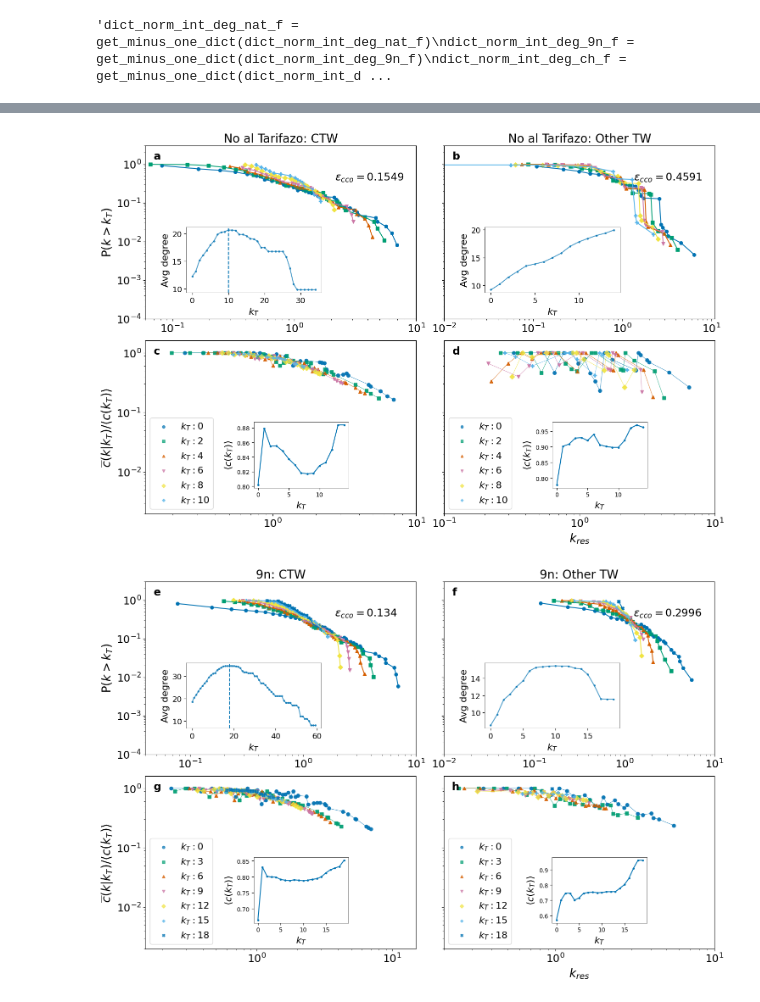
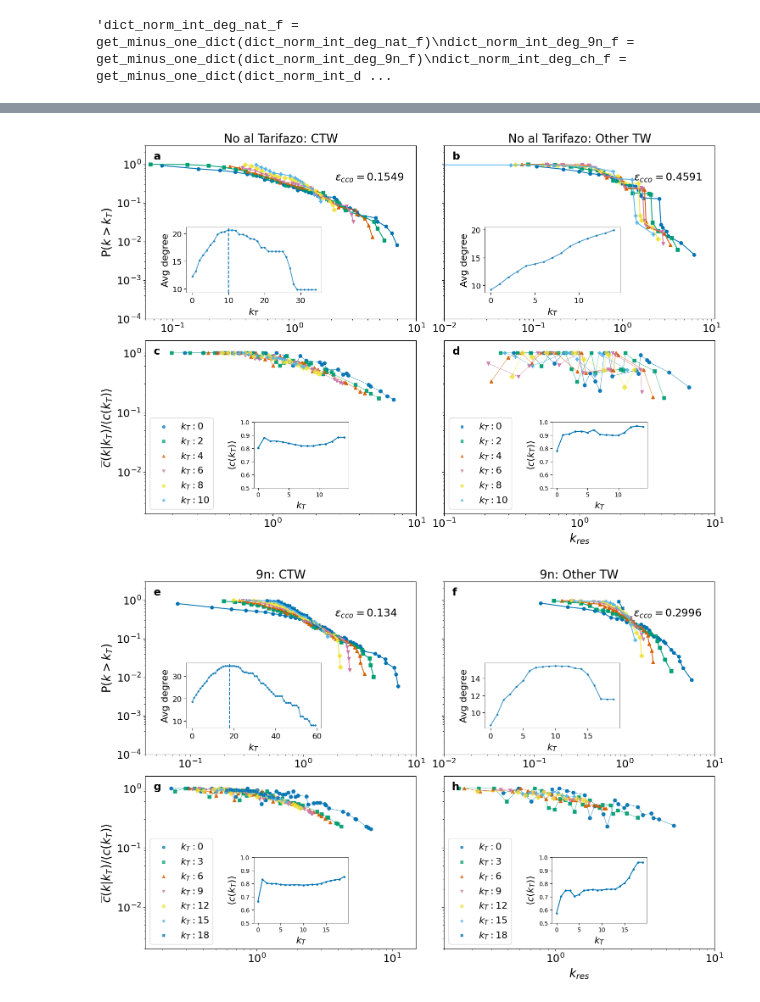
Before and after one commit to Manusua/self-similarity-in-social-movements, a Jupyter notebook: latex_self_similarity.ipynb, the cells around one changed output, grey strips where cells are left out. Cells and saved outputs as stored; diff of their text form; code cells hidden in the pictures.

```diff
--- a/latex_self_similarity.ipynb
+++ b/latex_self_similarity.ipynb
@@ -1009,36 +1009,36 @@ for i, c in enumerate(cfg):
 									 alpha=0.7, marker='o', linewidth=0.8, s=6,
 									 ylabel='$\\overline{c}(k|k_T)/\\langle c(k_T)\\rangle$', xlabel='$k_{res}$')
 		ax_in2 = ax_cl.inset_axes([0.4, 0.15, 0.35, 0.38])
-		plot_avg_clust(ax_in2, d_cl, ylabel='$\\langle c(k_T)\\rangle$', xlabel='$k_T$', xlim=c['xcl'], ylim=None)
+		plot_avg_clust(ax_in2, d_cl, ylabel='$\\langle c(k_T)\\rangle$', xlabel='$k_T$', xlim=c['xcl'], ylim=(0.5, 1))
 
 	for local_i, ax in enumerate(axs):
 		ax.text(0.03, 0.97, 'abcdefghijkl'[base + local_i], transform=ax.transAxes, fontsize=18, fontweight='bold', va='top', ha='left')
 
 	for j in [2, 3]:
 		axs[j].legend(fontsize=16, loc='lower left')
 	for ax in axs:
 		ax.tick_params(axis='both', which='major', labelsize=18)
 	axs[0].set_ylabel('P($k>k_T$)', fontsize=20)
 	eps_i, eps_o = eps_pairs[i]
 	axs[0].text(0.70, 0.85, '$\\epsilon_{cco}=$' + str(round(eps_i, 4)), transform=axs[0].transAxes, fontsize=18, va='top', ha='left')
 	axs[1].text(0.70, 0.85, '$\\epsilon_{cco}=$' + str(round(eps_o, 4)), transform=axs[1].transAxes, fontsize=18, va='top', ha='left')
 	axs[1].set_ylabel('')
 	axs[2].set_ylabel('$\\overline{c}(k|k_T)/\\langle c(k_T)\\rangle$', fontsize=20)
 	if i < 2:
 		axs[2].set_xlabel('')
 	if i == 2:
 		axs[2].set_xlabel('$k_{res}$', fontsize=20)
 		axs[3].set_xlabel('$k_{res}$', fontsize=20)
 
 	axs[0].set_title(f"{c['title']}: CTW", fontsize=20)
 	axs[1].set_title(f"{c['title']}: Other TW", fontsize=20)
 	axs[1].set_yticklabels([])
 	axs[3].set_yticklabels([])
 	axs[3].set_ylabel("")
 
 	plt.tight_layout()
 	plt.savefig(plots_folder + f"all_self_sim_exponential_o_filtered_{c['k']}.png", dpi=300)
 	plt.show()
 # %% [output]
-[figure, old version]
+[figure, new version]
-[figure, old version]
+[figure, new version]
```
Also changed, not shown: parts of 3 cells of this notebook, 22 other files.
